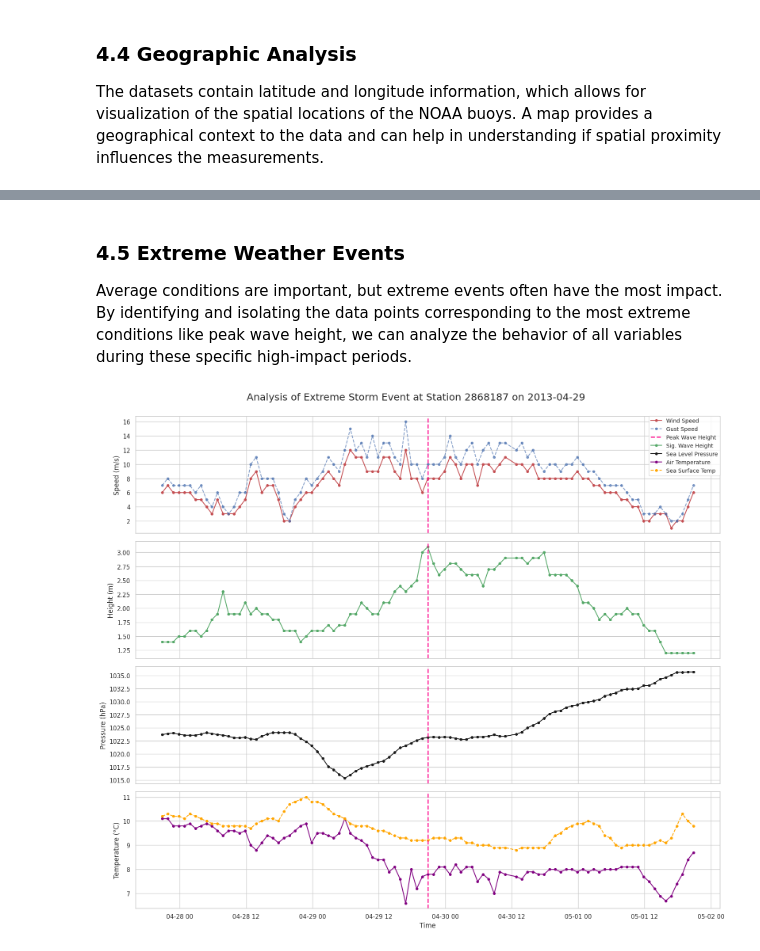
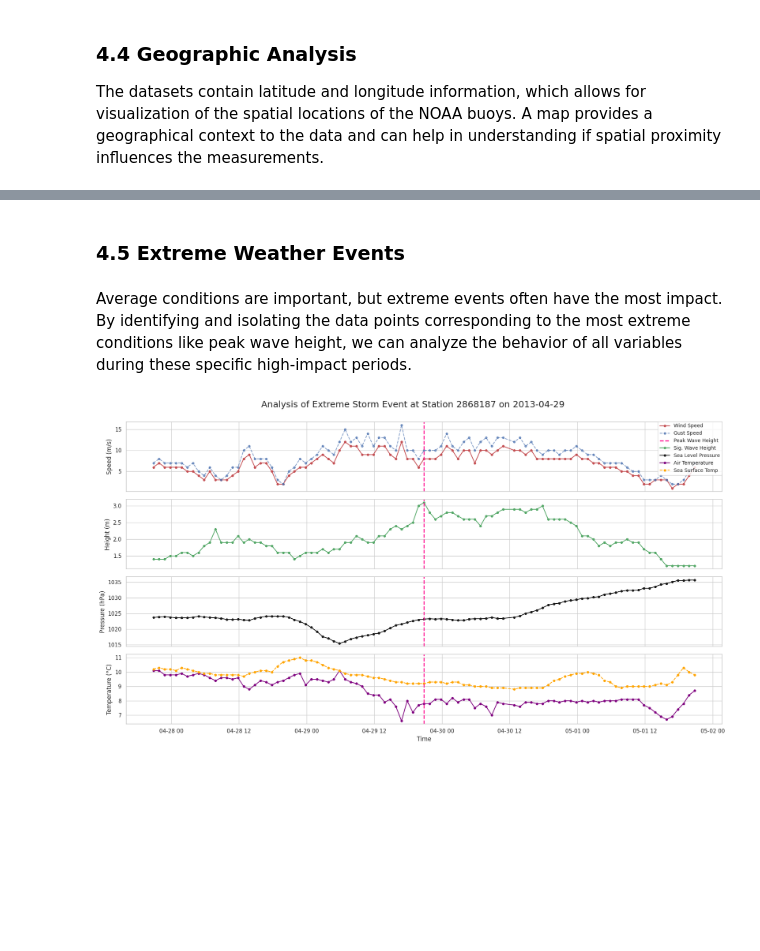
Before and after one commit to shama-llama/noaa-dataset-project, a Jupyter notebook: notebooks/dataset_description.ipynb, the cells around one changed output, grey strips where cells are left out. Drawn from its saved outputs; the diff is of its cells as text; code cells hidden in the pictures; blank space fills up the shorter version.

```diff
--- a/notebooks/dataset_description.ipynb
+++ b/notebooks/dataset_description.ipynb
@@ -343,25 +408,0 @@ Visualizing the distribution of individual features Histograms and Kernel Densit
-# %%
-viz_cols = [
-    'air_temperature_celsius', 'sea_surface_temperature_celsius',
-    'wind_speed', 'significant_wave_height_m', 'dominant_wave_period_s'
-]
-
-for col in viz_cols:
-    if not df[col].dropna().empty:
-        plt.figure(figsize=(12, 4))
-
-        # Histogram and KDE
-        plt.subplot(1, 2, 1)
-        sns.histplot(df[col].dropna(), kde=True, bins=20, color=sns.color_palette("tab20c", as_cmap=True)(0.6))
-        plt.title(f'Distribution of {col}')
-        plt.xlabel(col)
-        plt.ylabel('Frequency')
-
-        # Box Plot
-        plt.subplot(1, 2, 2)
-        sns.boxplot(x=df[col].dropna(), color=sns.color_palette("tab20c", as_cmap=True)(0.6))
-        plt.title(f'Box Plot of {col}')
-        plt.xlabel(col)
-
-        plt.tight_layout()
-        plt.show()
@@ -655,0 +771,7 @@ Since the data is time-stamped, it's possible to analyze how the variables chang
+# %%
+df_clean = df[['wind_speed', 'sea_level_pressure_hpa', 'dominant_wave_period_s', 'significant_wave_height_m']].dropna()
+fig = plt.figure(figsize=(25, 25))
+sm.graphics.tsa.plot_accf_grid(df_clean, fig=fig, lags=24, negative_lags=True)
+fig.suptitle("Auto- and Cross-Correlation Grid", fontsize=18, y=0.95)
+plt.subplots_adjust(top=0.9, hspace=0.3, wspace=0.3)
+plt.show()
@@ -832,8 +948,8 @@ display(m_combined)
 [interactive output not drawn]
 # %% [markdown]
 ### 4.5 Extreme Weather Events
-
-Average conditions are important, but extreme events often have the most impact. By identifying and isolating the data points corresponding to the most extreme conditions like peak wave height, we can analyze the behavior of all variables during these specific high-impact periods.
+# %% [markdown]
+Average conditions are important, but extreme events often have the most impact. By identifying and isolating the data points corresponding to the most extreme conditions like peak wave height, we can analyze the behavior of all variables during these specific high-impact periods.
 # %%
 # Select only the data from the complete station
 df_station = df[df['station_id'] == 2868187].copy()
@@ -851,7 +967,7 @@ if not df_station.empty:
     end_time = peak_timestamp + pd.Timedelta(hours=48)
     event_df = event_df[(event_df['date_time'] >= start_time) & (event_df['date_time'] <= end_time)]
 
-    fig, axes = plt.subplots(4, 1, figsize=(16, 14), sharex=True, dpi=100)
+    fig, axes = plt.subplots(4, 1, figsize=(18, 10), sharex=True, dpi=100)
     fig.suptitle(f'Analysis of Extreme Storm Event at Station 2868187 on {peak_timestamp.date()}', fontsize=18)
 
     # Plot Wind and Gust Speed
@@ -865,33 +981,33 @@ if not df_station.empty:
     axes[1].set_ylabel('Height (m)')
     axes[1].grid(True)
 
     # Plot Sea Level Pressure
     axes[2].plot(event_df['date_time'], event_df['sea_level_pressure_hpa'], 'k-o', label='Sea Level Pressure', markersize=4)
     axes[2].set_ylabel('Pressure (hPa)')
     axes[2].grid(True)
 
     # Plot Air and Sea Temperature
     axes[3].plot(event_df['date_time'], event_df['air_temperature_celsius'], c='purple', ls='-', marker='o', ms=4, label='Air Temperature')
     axes[3].plot(event_df['date_time'], event_df['sea_surface_temperature_celsius'], c='orange', ls='--', marker='o', ms=4, label='Sea Surface Temp')
     axes[3].set_ylabel('Temperature (°C)')
     axes[3].grid(True)
 
     # Add a vertical line to all subplots
     for ax in axes:
         ax.axvline(x=peak_timestamp, color='deeppink', linestyle='--', linewidth=2, label='Peak Wave Height')
 
     # Create a single, clean legend for the entire figure
     handles, labels = [], []
     for ax in axes:
         h, current_labels = ax.get_legend_handles_labels()
         handles.extend(h)
         labels.extend(current_labels)
     by_label = dict(zip(labels, handles))
-    fig.legend(by_label.values(), by_label.keys(), loc='upper right', bbox_to_anchor=(0.984, 0.943), fontsize=10)
+    fig.legend(by_label.values(), by_label.keys(), loc='upper right', bbox_to_anchor=(0.987, 0.928), fontsize=10)
 
     plt.xlabel('Time', fontsize=12)
     plt.tight_layout(rect=[0, 0, 1, 0.98])
     plt.show()
 # %% [output]
-[figure, old version]
+[figure, new version]
 # %% [markdown]
```
Also changed, not shown: parts of 66 cells of this notebook, 4 other files.
